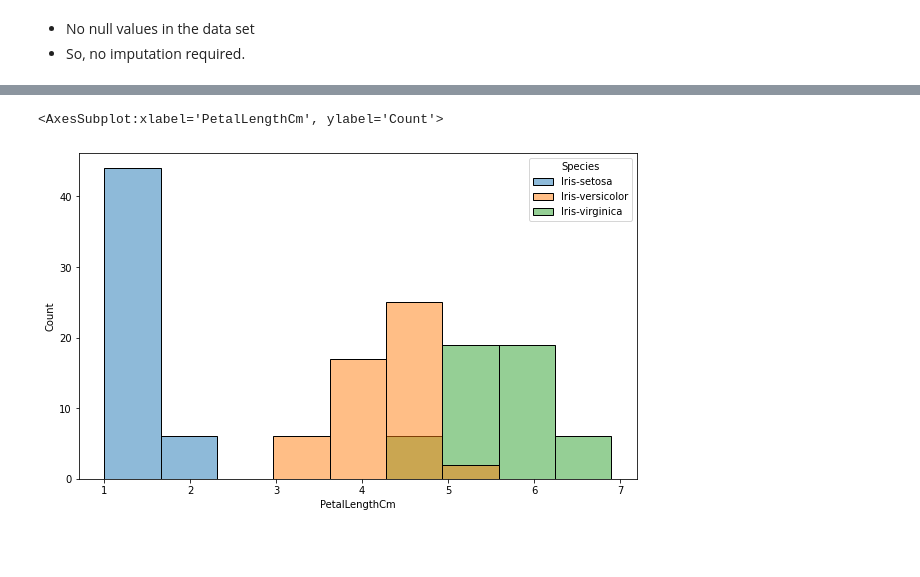
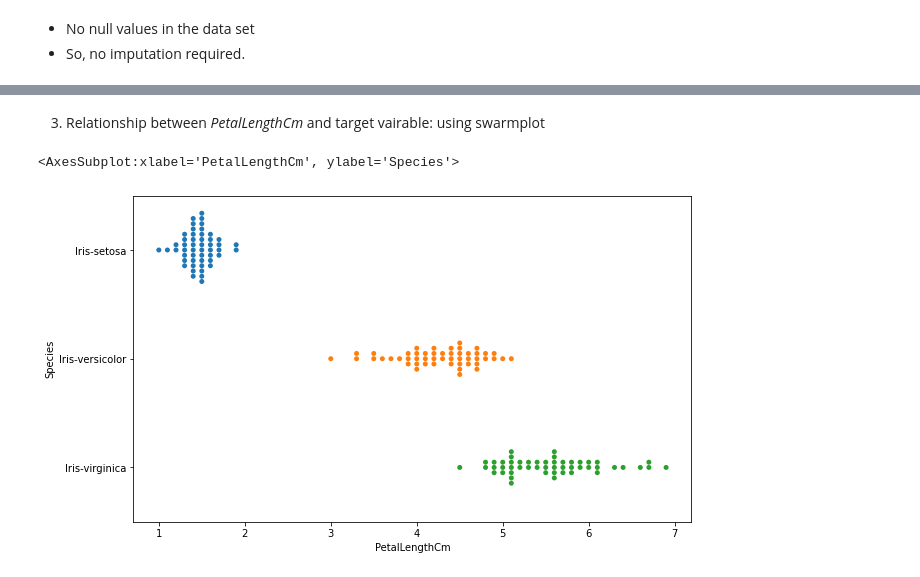
Before and after one commit to RedocamaI/Prediction-using-Decision-Algorithm, a Jupyter notebook: classify.ipynb, the cells around one changed output, grey strips where cells are left out. Saved outputs shown, nothing was run; the diff lists cells and outputs as text; code cells hidden in the pictures; blank space fills up the shorter version.

```diff
--- a/classify.ipynb
+++ b/classify.ipynb
@@ -5,7 +5,7 @@ import matplotlib.pyplot as plt
 import seaborn as sns
 from sklearn.tree import DecisionTreeClassifier
 # %%
-iris_data = pd.read_csv("./Iris.csv")
+iris_data = pd.read_csv("./Iris.csv", index_col=0)
 # %%
 iris_data.head()
 # %% [output]
@@ -30,0 +36,2 @@ dtype: int64
+# %%
+target = iris_data['Species']
@@ -31,6 +60,8 @@ dtype: int64
+# %% [markdown]
+3. Relationship between *PetalLengthCm* and target vairable: using swarmplot
 # %%
 plt.figure(figsize=(10,6))
-sns.histplot(data=iris_data, x='PetalLengthCm', hue='Species')
+sns.swarmplot(data=iris_data, x='PetalLengthCm', y=target)
 # %% [output]
-<AxesSubplot:xlabel='PetalLengthCm', ylabel='Count'>
+<AxesSubplot:xlabel='PetalLengthCm', ylabel='Species'>
-[figure, old version]
+[figure, new version]
```
Also changed, not shown: parts of 16 cells of this notebook.
